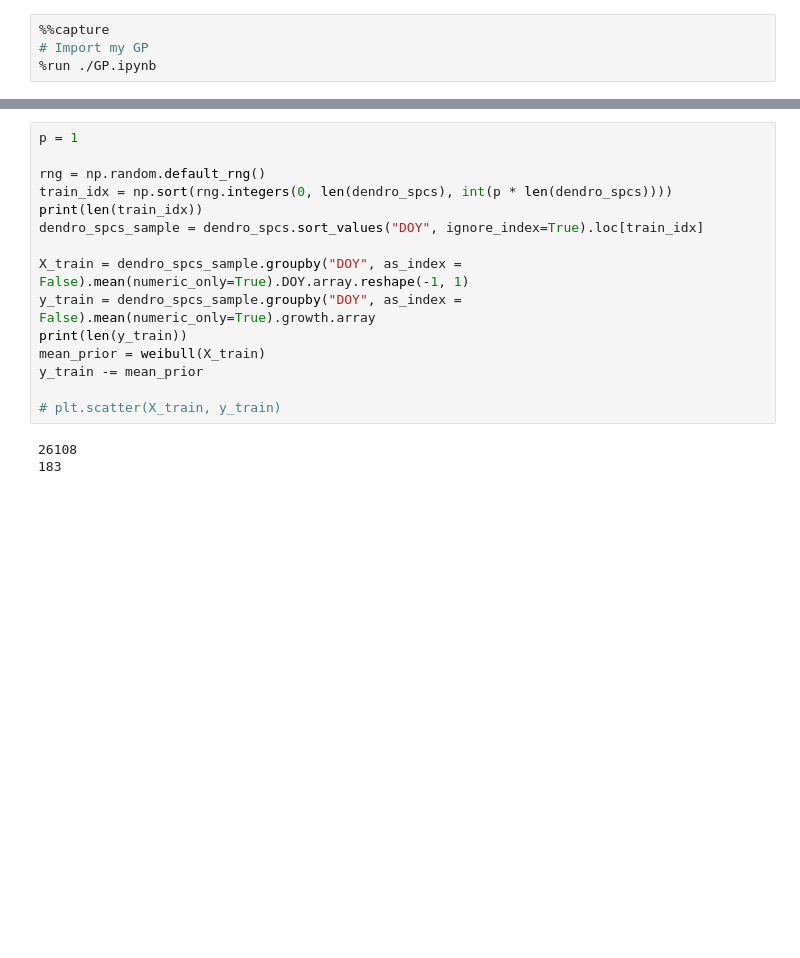
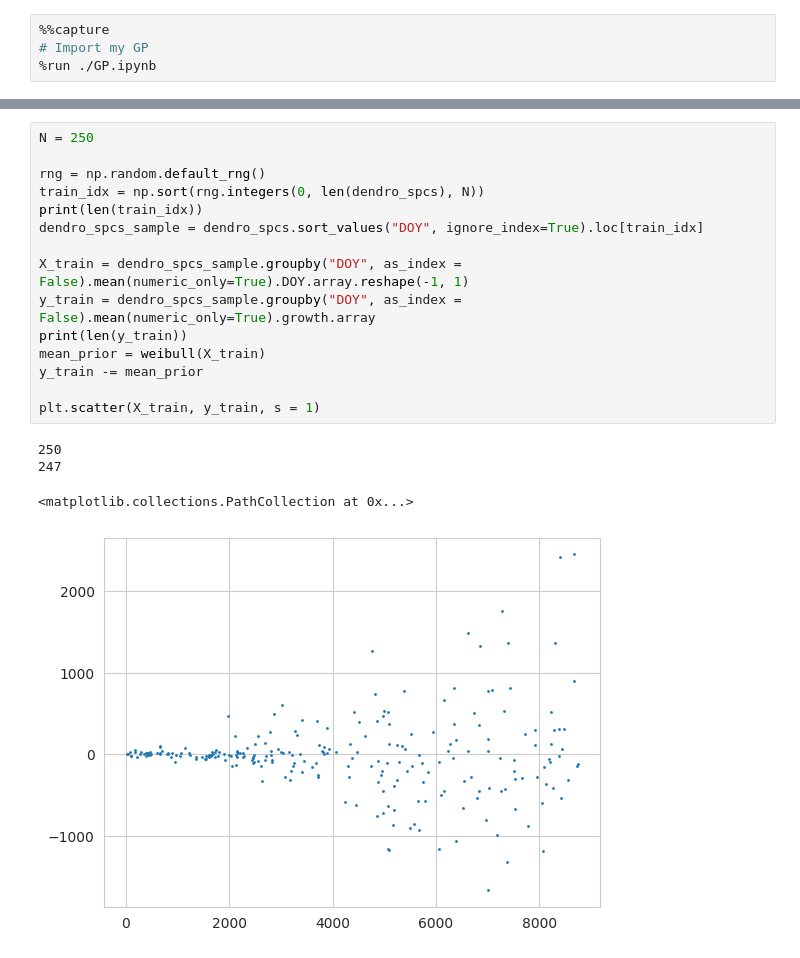
Before and after one commit to ItsNiklas/sparse-gaussian-processes, a Jupyter notebook: Dendro.ipynb, the cells around one changed output, grey strips where cells are left out. Saved outputs shown, nothing was run; the diff lists cells and outputs as text; blank space fills up the shorter version.

```diff
--- a/Dendro.ipynb
+++ b/Dendro.ipynb
@@ -63,19 +65,21 @@ OptStep(params=Array([2.10765016e+03, 1.00762657e-02, 3.07341450e+00], dtype=flo
 # %%
-p = 1
+N = 250
 
 rng = np.random.default_rng()
-train_idx = np.sort(rng.integers(0, len(dendro_spcs), int(p * len(dendro_spcs))))
+train_idx = np.sort(rng.integers(0, len(dendro_spcs), N))
 print(len(train_idx))
 dendro_spcs_sample = dendro_spcs.sort_values("DOY", ignore_index=True).loc[train_idx]
 
 X_train = dendro_spcs_sample.groupby("DOY", as_index = False).mean(numeric_only=True).DOY.array.reshape(-1, 1)
 y_train = dendro_spcs_sample.groupby("DOY", as_index = False).mean(numeric_only=True).growth.array
 print(len(y_train))
 mean_prior = weibull(X_train)
 y_train -= mean_prior
 
-# plt.scatter(X_train, y_train)
+plt.scatter(X_train, y_train, s = 1)
 # %% [output]
-26108
-183
+250
+247
+<matplotlib.collections.PathCollection at 0x...>
+[figure, added]
 # %%
```
Also changed, not shown: parts of 4 cells of this notebook, 1 other file.
